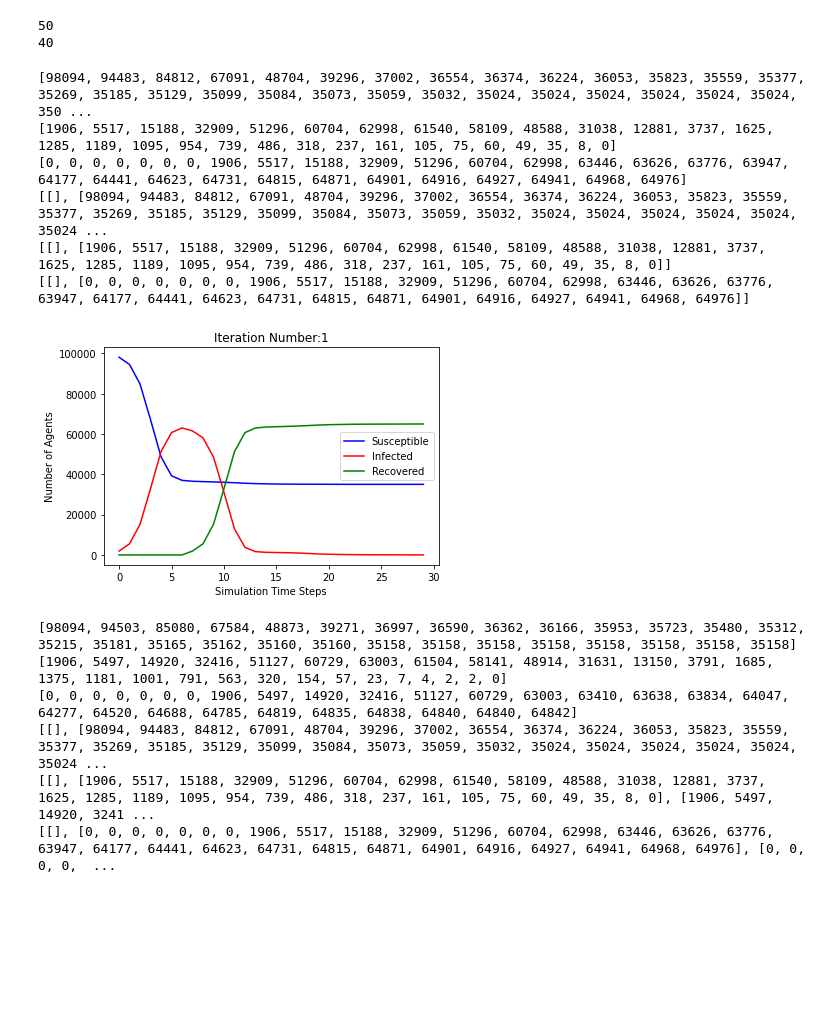
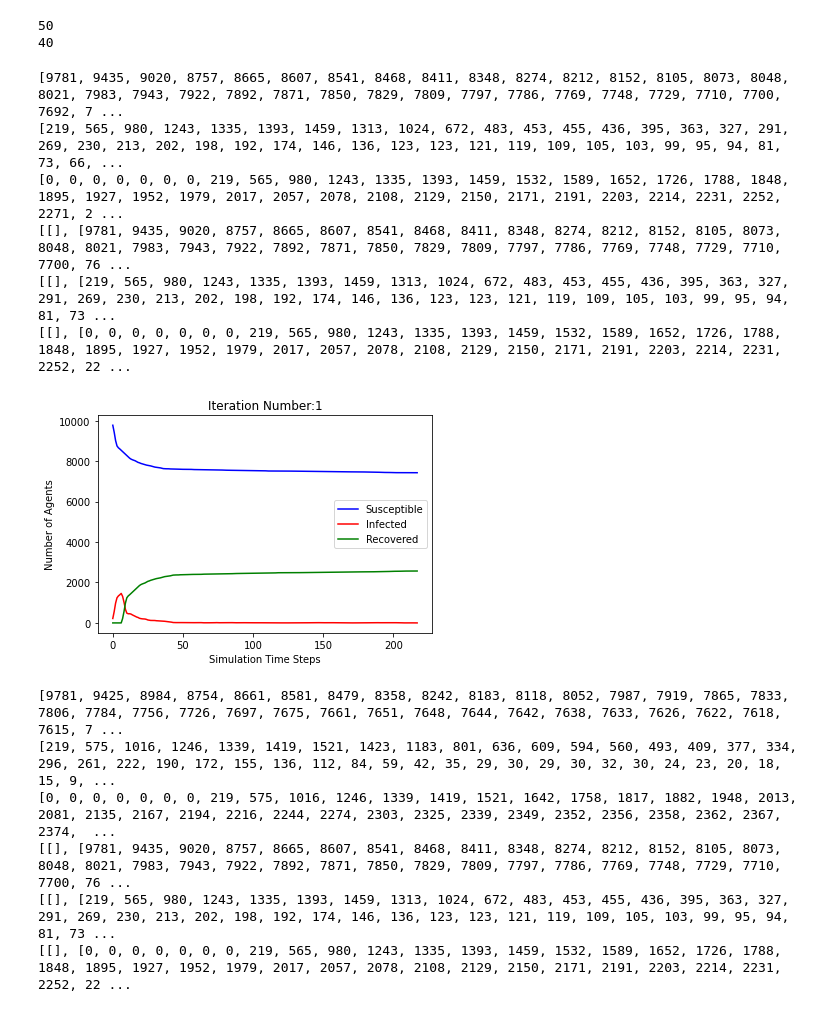
Before and after one commit to rajeshkpandey/AWESOME-FER, a Jupyter notebook: Epidemics_ABM.ipynb, the cells around one changed output. Drawn from its saved outputs; the diff is of its cells as text; code cells hidden in the pictures; blank space fills up the shorter version.

```diff
--- a/Epidemics_ABM.ipynb
+++ b/Epidemics_ABM.ipynb
@@ -8,7 +8,7 @@ from networkx import nx
 import matplotlib.pyplot as plt
 
 N = 50  # 50 Indian Cities
-K = 100000  # 10000 Agents(people under observation on SIR modeling)
+K = 10000  # 10000 Agents(people under observation on SIR modeling)
 #M = 30  # 30 Edges
 NN = 40 # 50 nodes contact network of Cities
 
@@ -229,9 +229,13 @@ def random_walk(Graph=Graph, GraphN=GraphN, Node=Node, Agent=Agent, num_walks=1,
 
                   if len(neighbors) > 0:
                       if len(neighbors) == 3:
-                        next = random.choices(neighbors,weights=(99.9995,.00025,.00025), k=1)[0]
+                        PN=(1/(Node[cur][2]['I'] + 1))
+                        P = 100-PN
+                        #print(P)
+                        #print(PN)
+                        next = random.choices(neighbors,weights=(P,PN/2,PN/2), k=1)[0]
                       elif len(neighbors) == 2:
-                        next = random.choices(neighbors,weights=(99.995,.0005), k=1)[0]
+                        next = random.choices(neighbors,weights=(P,PN), k=1)[0]
                       else:
                         next = random.choices(neighbors,weights=(100), k=1)[0]
                       #next = random.choice(neighbors)
@@ -258,8 +262,9 @@ def random_walk(Graph=Graph, GraphN=GraphN, Node=Node, Agent=Agent, num_walks=1,
                           Agent_next[a_id][8]['Current_nodeN'][1] = Agent_next[a_id][2]['Home_nodeN'][1]
                           Agent_next[a_id][8]['Current_nodeN'][2] = Agent_next[a_id][2]['Home_nodeN'][2]
                           count_stay_home+=1
-
-                      nextn = random.choices(Agent_next[a_id][8]['Current_nodeN'],weights=(99.98,.01,.01),k=1)[0]
+                      PN1=(1/(Node[cur][2]['I'] + 1))
+                      P1 = 100-PN1
+                      nextn = random.choices(Agent_next[a_id][8]['Current_nodeN'],weights=(P1,PN1/2,PN1/2),k=1)[0]
                       if nextn == Agent_next[a_id][8]['Current_nodeN'][1]:
                         Agent_next[a_id][8]['Current_nodeN'][1],Agent_next[a_id][8]['Current_nodeN'][0] = Agent_next[a_id][8]['Current_nodeN'][0],Agent_next[a_id][8]['Current_nodeN'][1]
                       elif nextn == Agent_next[a_id][8]['Current_nodeN'][2] :
@@ -352,7 +357,7 @@ def Count_SIR_Agent(Agent=Agent):
 #print([S,I,R])
 #print([S1,I1,R1])
 SS,II,RR,TT = [[]],[[]],[[]],[[]]
-for i in range(2):
+for i in range(5):
   j=0
   Node_p=Node.copy()
   Node_n=Node.copy()
@@ -375,43 +380,43 @@ for i in range(2):
     #print(count)
     Sj,Ij,Rj = Count_SIR_Node(Node_n)
     S.append(Sj)
     I.append(Ij)
     R.append(Rj)
     T.append(j)
     #S1,I1,R1 = Count_SIR_Agent(Agent_n)
     #print("Simulation No:",i+1, "Iteration No: ", j)
     #print(Node_n)
     #print(Agent_n)
     #print([Sj,Ij,Rj])
     # Plot the data on three separate curves for S(t), I(t) and R(t)
     #print([S1,I1,R1])
   print(S)
   print(I)
   print(R)
   SS.append(S)
   II.append(I)
   RR.append(R)
   TT.append(T)
   print(SS)
   print(II)
   print(RR)
   plt.plot(T, S, 'b', T, I, 'r', T, R, 'g')
   plt.xlabel('Simulation Time Steps')
   plt.title('Iteration Number:'+str(i+1))
   plt.ylabel('Number of Agents')
   plt.legend(("Susceptible", "Infected", "Recovered"),loc='center right')
   plt.show()
 # %% [output]
-[98094, 94483, 84812, 67091, 48704, 39296, 37002, 36554, 36374, 36224, 36053, 35823, 35559, 35377, 35269, 35185, 35129, 35099, 35084, 35073, 35059, 35032, 35024, 35024, 35024, 35024, 35024, 35024, 350 ...
-[1906, 5517, 15188, 32909, 51296, 60704, 62998, 61540, 58109, 48588, 31038, 12881, 3737, 1625, 1285, 1189, 1095, 954, 739, 486, 318, 237, 161, 105, 75, 60, 49, 35, 8, 0]
-[0, 0, 0, 0, 0, 0, 0, 1906, 5517, 15188, 32909, 51296, 60704, 62998, 63446, 63626, 63776, 63947, 64177, 64441, 64623, 64731, 64815, 64871, 64901, 64916, 64927, 64941, 64968, 64976]
-[[], [98094, 94483, 84812, 67091, 48704, 39296, 37002, 36554, 36374, 36224, 36053, 35823, 35559, 35377, 35269, 35185, 35129, 35099, 35084, 35073, 35059, 35032, 35024, 35024, 35024, 35024, 35024, 35024 ...
-[[], [1906, 5517, 15188, 32909, 51296, 60704, 62998, 61540, 58109, 48588, 31038, 12881, 3737, 1625, 1285, 1189, 1095, 954, 739, 486, 318, 237, 161, 105, 75, 60, 49, 35, 8, 0]]
-[[], [0, 0, 0, 0, 0, 0, 0, 1906, 5517, 15188, 32909, 51296, 60704, 62998, 63446, 63626, 63776, 63947, 64177, 64441, 64623, 64731, 64815, 64871, 64901, 64916, 64927, 64941, 64968, 64976]]
+[9781, 9435, 9020, 8757, 8665, 8607, 8541, 8468, 8411, 8348, 8274, 8212, 8152, 8105, 8073, 8048, 8021, 7983, 7943, 7922, 7892, 7871, 7850, 7829, 7809, 7797, 7786, 7769, 7748, 7729, 7710, 7700, 7692, 7 ...
+[219, 565, 980, 1243, 1335, 1393, 1459, 1313, 1024, 672, 483, 453, 455, 436, 395, 363, 327, 291, 269, 230, 213, 202, 198, 192, 174, 146, 136, 123, 123, 121, 119, 109, 105, 103, 99, 95, 94, 81, 73, 66, ...
+[0, 0, 0, 0, 0, 0, 0, 219, 565, 980, 1243, 1335, 1393, 1459, 1532, 1589, 1652, 1726, 1788, 1848, 1895, 1927, 1952, 1979, 2017, 2057, 2078, 2108, 2129, 2150, 2171, 2191, 2203, 2214, 2231, 2252, 2271, 2 ...
+[[], [9781, 9435, 9020, 8757, 8665, 8607, 8541, 8468, 8411, 8348, 8274, 8212, 8152, 8105, 8073, 8048, 8021, 7983, 7943, 7922, 7892, 7871, 7850, 7829, 7809, 7797, 7786, 7769, 7748, 7729, 7710, 7700, 76 ...
+[[], [219, 565, 980, 1243, 1335, 1393, 1459, 1313, 1024, 672, 483, 453, 455, 436, 395, 363, 327, 291, 269, 230, 213, 202, 198, 192, 174, 146, 136, 123, 123, 121, 119, 109, 105, 103, 99, 95, 94, 81, 73 ...
+[[], [0, 0, 0, 0, 0, 0, 0, 219, 565, 980, 1243, 1335, 1393, 1459, 1532, 1589, 1652, 1726, 1788, 1848, 1895, 1927, 1952, 1979, 2017, 2057, 2078, 2108, 2129, 2150, 2171, 2191, 2203, 2214, 2231, 2252, 22 ...
-[figure, old version]
+[figure, new version]
-[98094, 94503, 85080, 67584, 48873, 39271, 36997, 36590, 36362, 36166, 35953, 35723, 35480, 35312, 35215, 35181, 35165, 35162, 35160, 35160, 35158, 35158, 35158, 35158, 35158, 35158, 35158, 35158]
-[1906, 5497, 14920, 32416, 51127, 60729, 63003, 61504, 58141, 48914, 31631, 13150, 3791, 1685, 1375, 1181, 1001, 791, 563, 320, 154, 57, 23, 7, 4, 2, 2, 0]
-[0, 0, 0, 0, 0, 0, 0, 1906, 5497, 14920, 32416, 51127, 60729, 63003, 63410, 63638, 63834, 64047, 64277, 64520, 64688, 64785, 64819, 64835, 64838, 64840, 64840, 64842]
-[[], [98094, 94483, 84812, 67091, 48704, 39296, 37002, 36554, 36374, 36224, 36053, 35823, 35559, 35377, 35269, 35185, 35129, 35099, 35084, 35073, 35059, 35032, 35024, 35024, 35024, 35024, 35024, 35024 ...
-[[], [1906, 5517, 15188, 32909, 51296, 60704, 62998, 61540, 58109, 48588, 31038, 12881, 3737, 1625, 1285, 1189, 1095, 954, 739, 486, 318, 237, 161, 105, 75, 60, 49, 35, 8, 0], [1906, 5497, 14920, 3241 ...
-[[], [0, 0, 0, 0, 0, 0, 0, 1906, 5517, 15188, 32909, 51296, 60704, 62998, 63446, 63626, 63776, 63947, 64177, 64441, 64623, 64731, 64815, 64871, 64901, 64916, 64927, 64941, 64968, 64976], [0, 0, 0, 0,  ...
+[9781, 9425, 8984, 8754, 8661, 8581, 8479, 8358, 8242, 8183, 8118, 8052, 7987, 7919, 7865, 7833, 7806, 7784, 7756, 7726, 7697, 7675, 7661, 7651, 7648, 7644, 7642, 7638, 7633, 7626, 7622, 7618, 7615, 7 ...
+[219, 575, 1016, 1246, 1339, 1419, 1521, 1423, 1183, 801, 636, 609, 594, 560, 493, 409, 377, 334, 296, 261, 222, 190, 172, 155, 136, 112, 84, 59, 42, 35, 29, 30, 29, 30, 32, 30, 24, 23, 20, 18, 15, 9, ...
+[0, 0, 0, 0, 0, 0, 0, 219, 575, 1016, 1246, 1339, 1419, 1521, 1642, 1758, 1817, 1882, 1948, 2013, 2081, 2135, 2167, 2194, 2216, 2244, 2274, 2303, 2325, 2339, 2349, 2352, 2356, 2358, 2362, 2367, 2374,  ...
+[[], [9781, 9435, 9020, 8757, 8665, 8607, 8541, 8468, 8411, 8348, 8274, 8212, 8152, 8105, 8073, 8048, 8021, 7983, 7943, 7922, 7892, 7871, 7850, 7829, 7809, 7797, 7786, 7769, 7748, 7729, 7710, 7700, 76 ...
+[[], [219, 565, 980, 1243, 1335, 1393, 1459, 1313, 1024, 672, 483, 453, 455, 436, 395, 363, 327, 291, 269, 230, 213, 202, 198, 192, 174, 146, 136, 123, 123, 121, 119, 109, 105, 103, 99, 95, 94, 81, 73 ...
+[[], [0, 0, 0, 0, 0, 0, 0, 219, 565, 980, 1243, 1335, 1393, 1459, 1532, 1589, 1652, 1726, 1788, 1848, 1895, 1927, 1952, 1979, 2017, 2057, 2078, 2108, 2129, 2150, 2171, 2191, 2203, 2214, 2231, 2252, 22 ...
```
Also changed, not shown: parts of 5 cells of this notebook.
